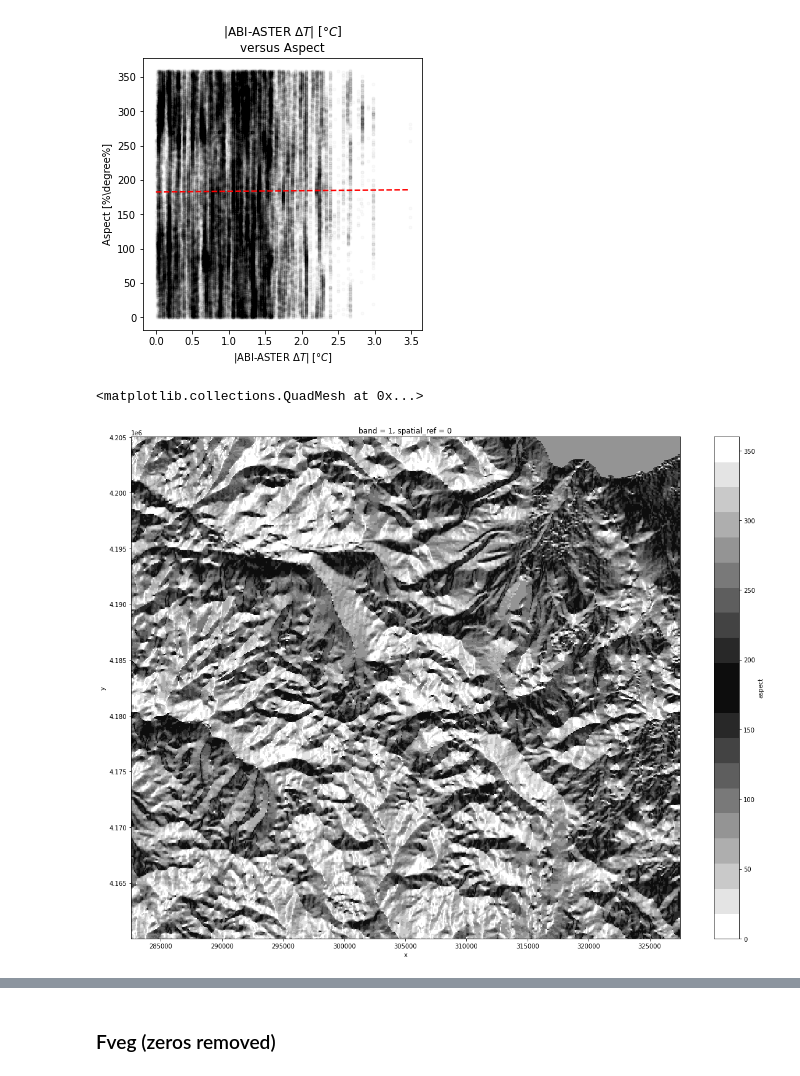
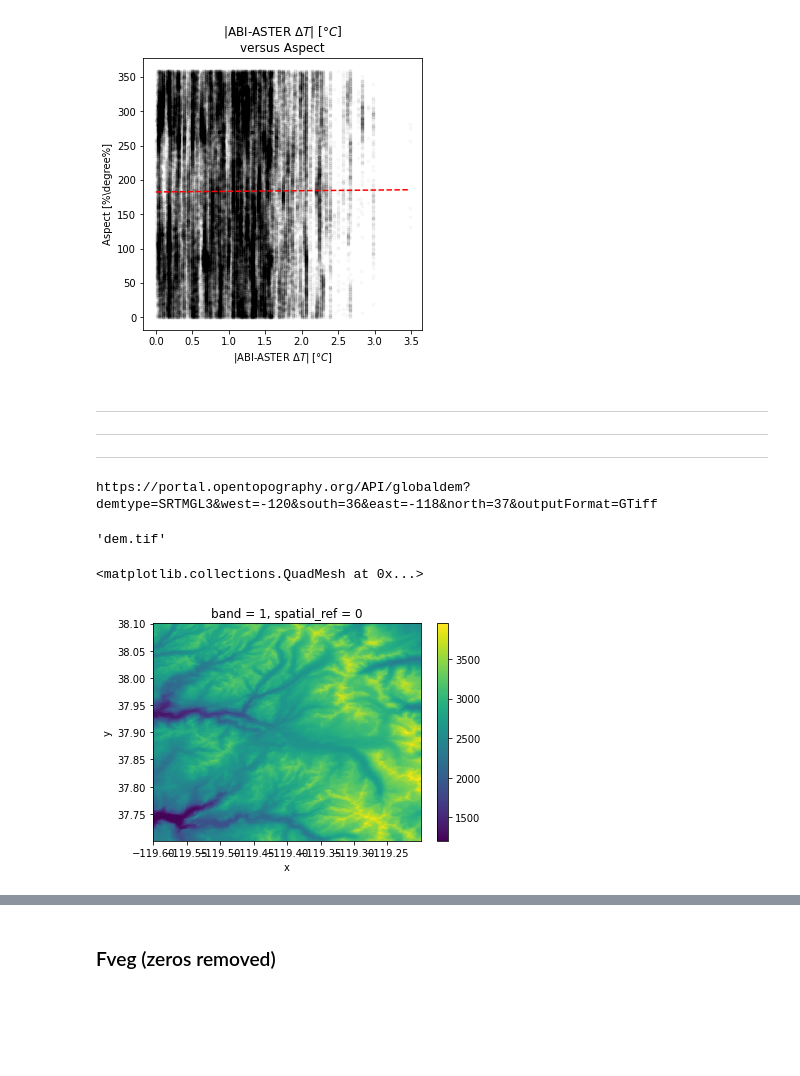
Before and after one commit to spestana/goes-cues, a Jupyter notebook: plot-raster-datasets-slopeaspectfveg.ipynb, the cells around one changed output, grey strips where cells are left out. Saved outputs shown, nothing was run; the diff lists cells and outputs as text; code cells hidden in the pictures; blank space fills up the shorter version.

```diff
--- a/plot-raster-datasets-slopeaspectfveg.ipynb
+++ b/plot-raster-datasets-slopeaspectfveg.ipynb
@@ -518,14 +503,21 @@ Text(0.5, 1.0, '|ABI-ASTER $\\Delta T$| $[\\degree C]$\nversus Aspect')
 [figure]
 [figure]
 [figure]
-# %%
-from matplotlib.colors import LinearSegmentedColormap
-colors = [(1,1,1), (0, 0, 0), (1,1,1)]  # R -> G -> B
-
-cmap = LinearSegmentedColormap.from_list('mycmap', colors, N=20)
-
-plt.figure(figsize=(20,15))
-ds.aspect.plot(cmap=cmap)
-# %% [output]
-<matplotlib.collections.QuadMesh at 0x...>
-[figure, removed]
+# %% [markdown]
+---
+---
+---
+# %%
+get_dem(demtype='SRTMGL3',
+        bounds=(-120, 36 , -118, 37),
+        out_fn='dem.tif')
+# %% [output]
+https://portal.opentopography.org/API/globaldem?demtype=SRTMGL3&west=-120&south=36&east=-118&north=37&outputFormat=GTiff
+'dem.tif'
+# %%
+dem = rxr.open_rasterio('dem.tif')
+# %%
+dem.plot()
+# %% [output]
+<matplotlib.collections.QuadMesh at 0x...>
+[figure, added]
```
Also changed, not shown: parts of 28 cells of this notebook.
